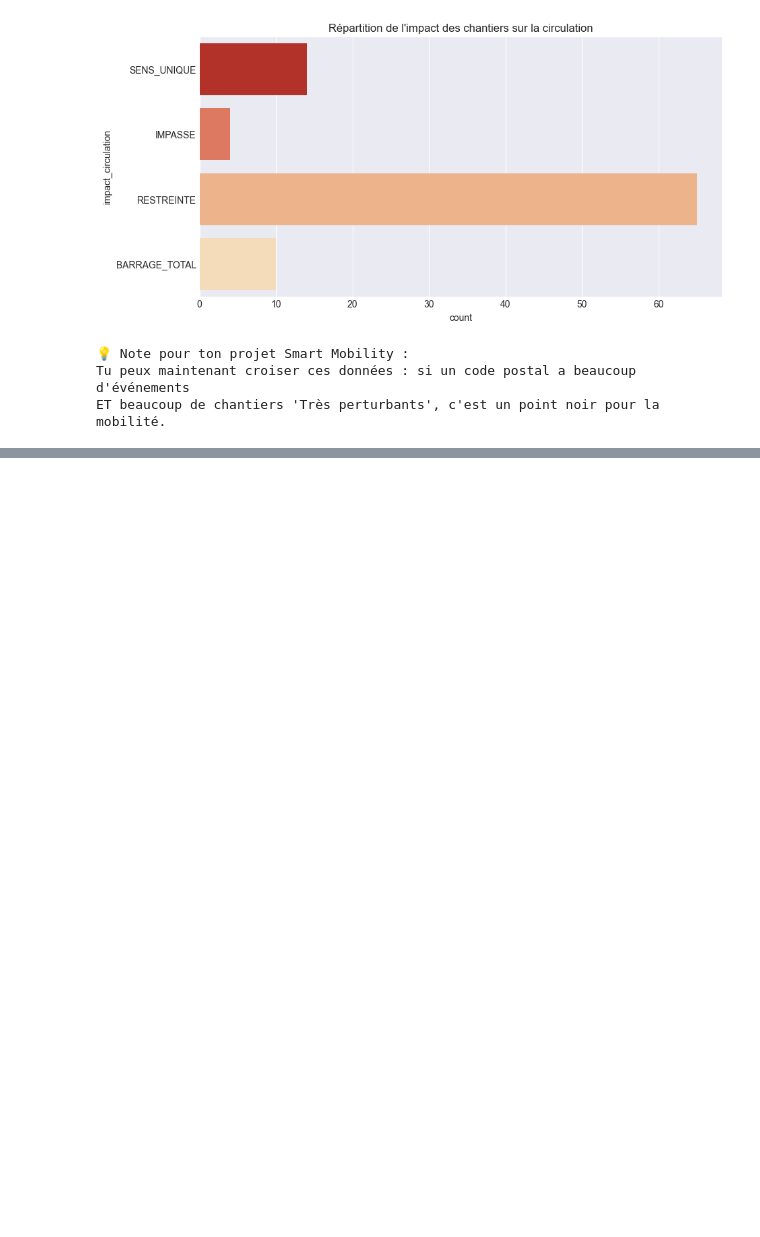
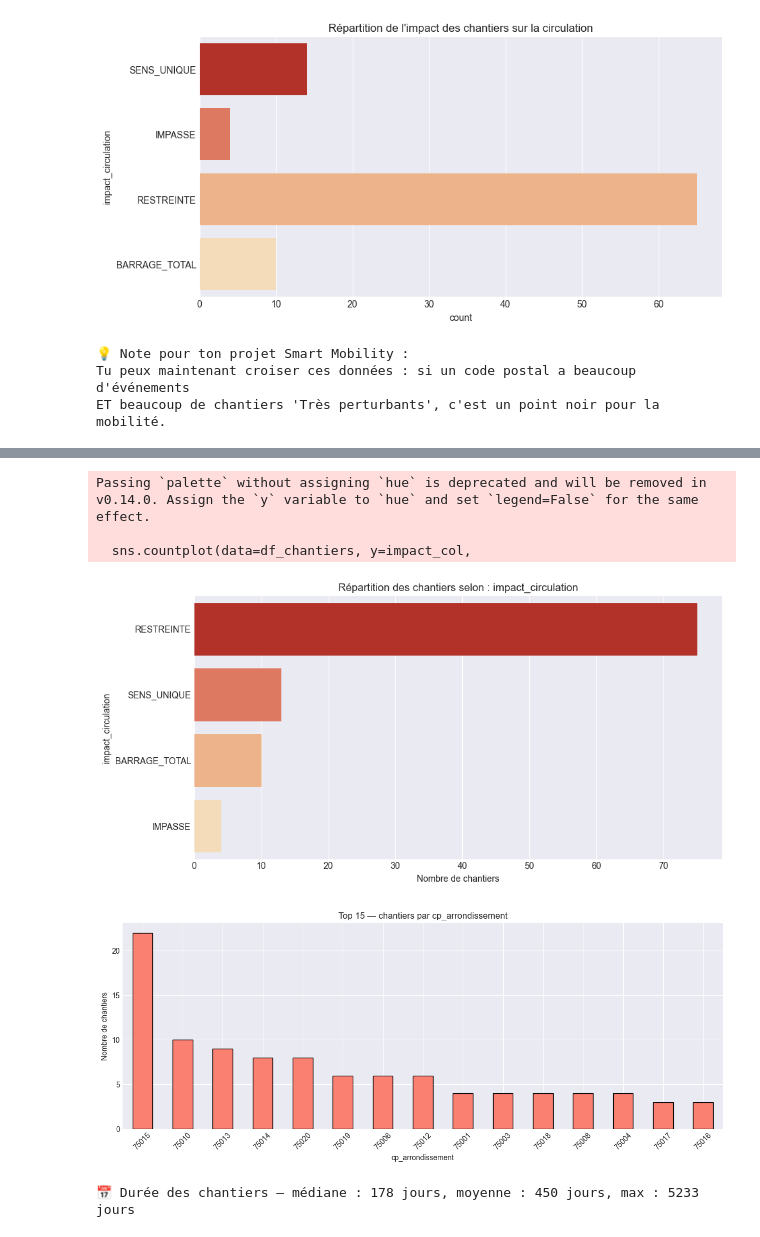
Before and after one commit to Mouhoub-MERDAS-data/smart-mobility-paris-m2-project, a Jupyter notebook: notebooks/03_API_events_travaux.ipynb, the cells around one changed output, grey strips where cells are left out. Saved outputs shown, nothing was run; the diff lists cells and outputs as text; code cells hidden in the pictures; blank space fills up the shorter version.

```diff
--- a/notebooks/03_API_events_travaux.ipynb
+++ b/notebooks/03_API_events_travaux.ipynb
@@ -141,0 +312,74 @@ ET beaucoup de chantiers 'Très perturbants', c'est un point noir pour la mobili
+# %%
+# =============================================================================
+# 4. EXPLORATION SÉCURISÉE DES CHANTIERS (partie complétée)
+# =============================================================================
+
+if df_chantiers is not None:
+    print("\n--- 🏗️ ANALYSE DES CHANTIERS PERTURBANTS ---")
+
+    # Colonnes potentiellement présentes — l'API peut faire varier les noms,
+    # on liste large et on filtre sur ce qui existe réellement.
+    cols_chantier_interet = [
+        'objet', 'libelle', 'nature', 'maitre_d_ouvrage',
+        'niveau_perturbation', 'impact_circulation',
+        'cp_arrondissement', 'arrondissement', 'code_postal',
+        'date_debut', 'date_fin', 'voie', 'localisation_detaillee'
+    ]
+    cols_chantier_valides = [c for c in cols_chantier_interet
+                             if c in df_chantiers.columns]
+
+    print(f"Colonnes retenues : {cols_chantier_valides}")
+    if cols_chantier_valides:
+        display(df_chantiers[cols_chantier_valides].head())
+
+    # --- Analyse de l'impact sur la circulation ---
+    impact_col = next((c for c in ['impact_circulation', 'niveau_perturbation']
+                       if c in df_chantiers.columns), None)
+
+    if impact_col is not None:
+        print(f"\n📊 Répartition de '{impact_col}' :")
+        print(df_chantiers[impact_col].value_counts(dropna=False))
+
+        plt.figure(figsize=(10, 5))
+        order = df_chantiers[impact_col].value_counts().index
+        sns.countplot(data=df_chantiers, y=impact_col,
+                      order=order, palette='OrRd_r')
+        plt.title(f"Répartition des chantiers selon : {impact_col}")
+        plt.xlabel("Nombre de chantiers")
+        plt.ylabel(impact_col)
+        plt.tight_layout()
+        plt.show()
+    else:
+        print("⚠️  Aucune colonne d'impact circulation trouvée.")
+
+    # --- Répartition par arrondissement ---
+    arr_col = next((c for c in ['cp_arrondissement', 'arrondissement', 'code_postal']
+                    if c in df_chantiers.columns), None)
+
+    if arr_col is not None:
+        plt.figure(figsize=(12, 5))
+        (df_chantiers[arr_col]
+            .dropna()
+            .astype(str)
+            .value_counts()
+            .head(15)
+            .plot(kind='bar', color='salmon', edgecolor='black'))
+        plt.title(f"Top 15 — chantiers par {arr_col}")
+        plt.ylabel("Nombre de chantiers")
+        plt.xlabel(arr_col)
+        plt.xticks(rotation=45)
+        plt.tight_layout()
+        plt.show()
+
+    # --- Synthèse : durée des chantiers si dates disponibles ---
+    if {'date_debut', 'date_fin'}.issubset(df_chantiers.columns):
+        df_dates = df_chantiers[['date_debut', 'date_fin']].copy()
+        df_dates['date_debut'] = pd.to_datetime(df_dates['date_debut'], errors='coerce')
+        df_dates['date_fin'] = pd.to_datetime(df_dates['date_fin'], errors='coerce')
+        df_dates['duree_jours'] = (df_dates['date_fin'] - df_dates['date_debut']).dt.days
+
+        valid = df_dates['duree_jours'].dropna()
+        if len(valid):
+            print(f"\n📅 Durée des chantiers — médiane : {valid.median():.0f} jours, "
+                  f"moyenne : {valid.mean():.0f} jours, max : {valid.max():.0f} jours")
+# %% [output]
@@ -141,0 +402,6 @@ ET beaucoup de chantiers 'Très perturbants', c'est un point noir pour la mobili
+Passing `palette` without assigning `hue` is deprecated and will be removed in v0.14.0. Assign the `y` variable to `hue` and set `legend=False` for the same effect.
+
+  sns.countplot(data=df_chantiers, y=impact_col,
+[figure, added]
+[figure, added]
+📅 Durée des chantiers — médiane : 178 jours, moyenne : 450 jours, max : 5233 jours
```
Also changed, not shown: parts of 6 cells of this notebook, 1 other file.
